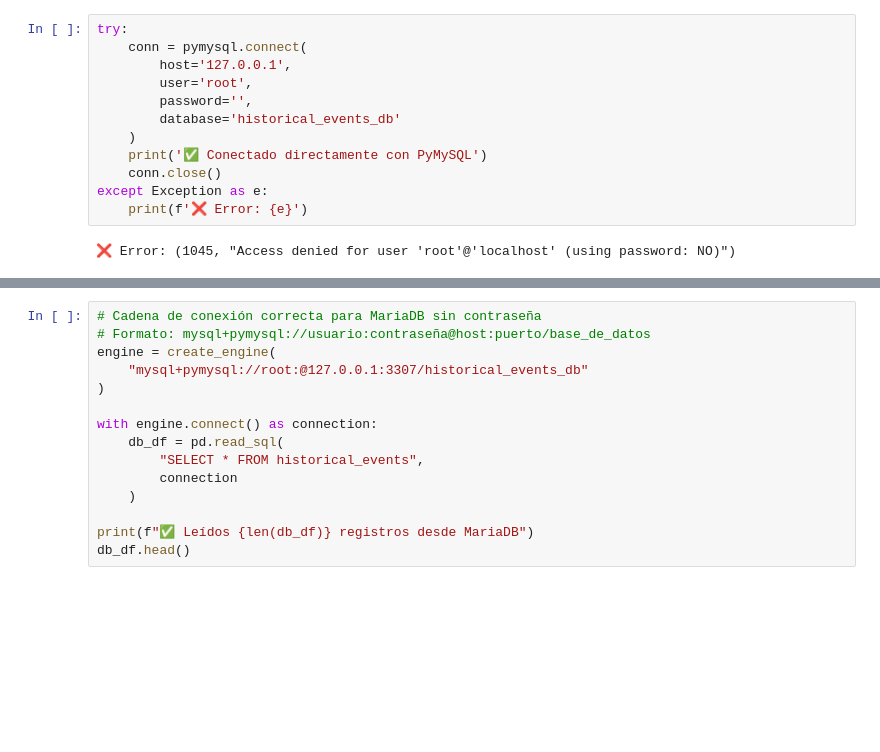
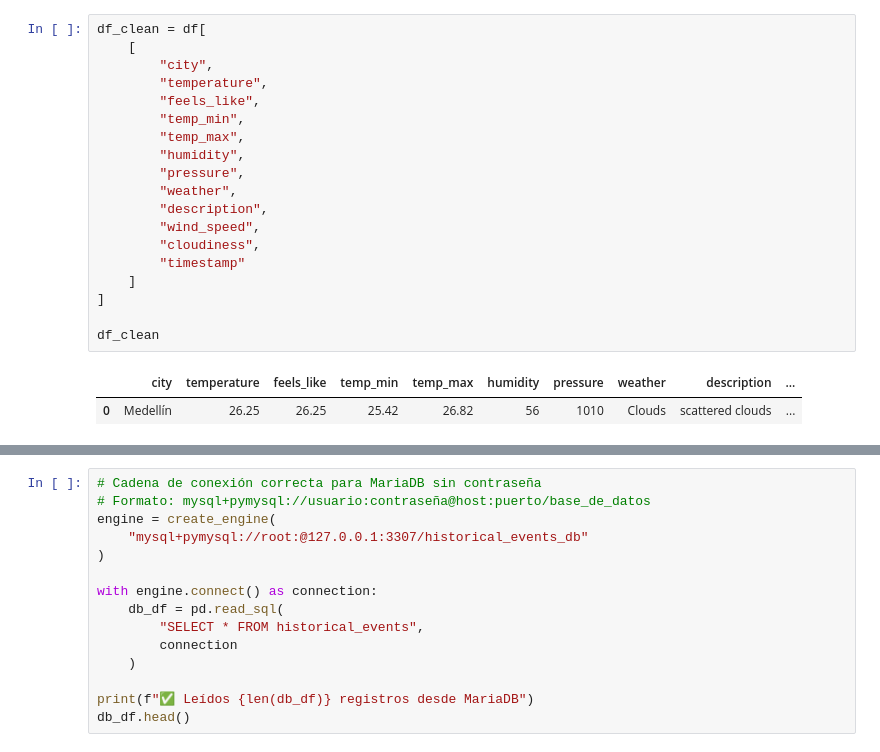
Before and after one commit to ssabogall/PipelineBigDataAWS, a Jupyter notebook: video-games-bigdata/notebooks/Distributed Multi-source ETL Notebook.ipynb, the cells around one changed output, grey strips where cells are left out. Cells and saved outputs as stored; diff of their text form; blank space fills up the shorter version.

```diff
--- a/video-games-bigdata/notebooks/Distributed Multi-source ETL Notebook.ipynb
+++ b/video-games-bigdata/notebooks/Distributed Multi-source ETL Notebook.ipynb
@@ -78,14 +107,22 @@ spark_api_df.show()
-# %%
-try:
-    conn = pymysql.connect(
-        host='127.0.0.1',
-        user='root',
-        password='',
-        database='historical_events_db'
-    )
-    print('✅ Conectado directamente con PyMySQL')
-    conn.close()
-except Exception as e:
-    print(f'❌ Error: {e}')
-# %% [output]
-❌ Error: (1045, "Access denied for user 'root'@'localhost' (using password: NO)")
+# %%
+df_clean = df[
+    [
+        "city",
+        "temperature",
+        "feels_like",
+        "temp_min",
+        "temp_max",
+        "humidity",
+        "pressure",
+        "weather",
+        "description",
+        "wind_speed",
+        "cloudiness",
+        "timestamp"
+    ]
+]
+
+df_clean
+# %% [output]
+|  | city | temperature | feels_like | temp_min | temp_max | humidity | pressure | weather | description | ... |
+| 0 | Medellín | 26.25 | 26.25 | 25.42 | 26.82 | 56 | 1010 | Clouds | scattered clouds | ... |
```
Also changed, not shown: parts of 18 cells of this notebook, 2 other files.
